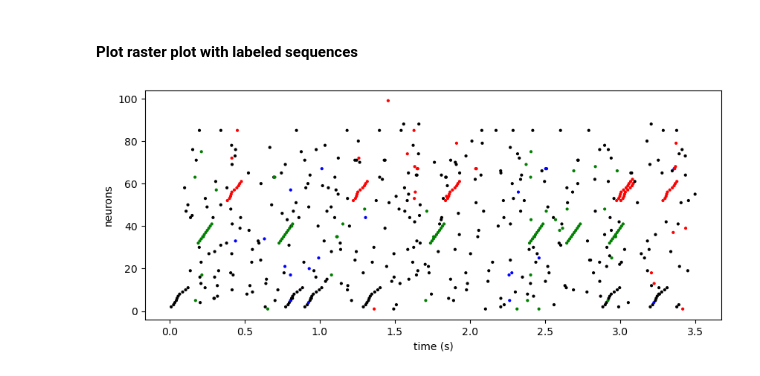
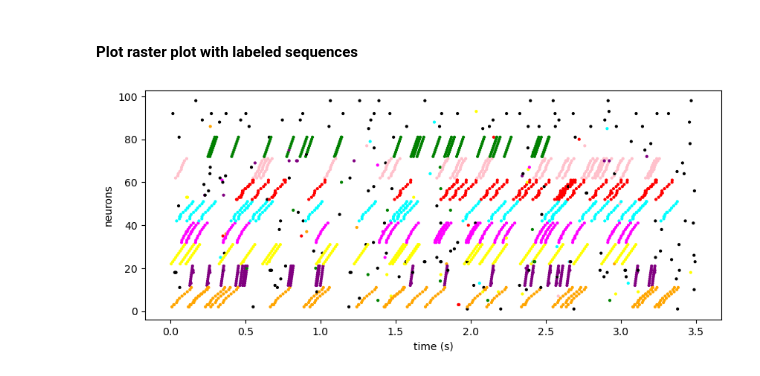
Before and after one commit to WorldsEndDunce/PNG_PP-Seq, a Jupyter notebook: izhikevich_pngs/png.ipynb, the cells around one changed output. Cells and saved outputs as stored; diff of their text form; code cells hidden in the pictures.

Commit message:
feat: Identify 8 sequences in data

```diff
--- a/izhikevich_pngs/png.ipynb
+++ b/izhikevich_pngs/png.ipynb
@@ -50,15 +50,16 @@ There are a lot of hyperparameters associated with the pp-Seq model and the MCMC
 | var_bkgd_spike_rate          | N/A            | Specifies the variance of Gamma prior on $\lambda_\varnothing$ (specifies $\alpha_\varnothing$ and $\beta_\varnothing$ along with mean_bkgd_spike_rate)
 | bkgd_spikes_conc_param      | $\gamma_\varnothing$ | Specifies Dirichlet prior on relative background firing rates (supp. eq. #)
 # %%
+##################### Must tweak config according to data ##########################################
 config = Dict(
 
     # Model hyperparameters
-    :num_sequence_types =>  3,  # Types of sequences in data. Overestimating is better
+    :num_sequence_types =>  10,  # Types of sequences in data. Overestimating is better
     :seq_type_conc_param => 1.0,  # Assumes every sequence is equally likely (fair assumption)
-    :seq_event_rate => 85.0,  # No. of sequences/sec.
+    :seq_event_rate => 57.0,  # No. of sequences/sec.
 
     :mean_event_amplitude => 10.0,  # Avg. number of spikes per sequence (10 for our purposes)
-    :var_event_amplitude => 1.0,  # Small because it's always 10 for us, may increase for other purposes
+    :var_event_amplitude => 1.5,  # Small because it's always 10 for us, may increase for other purposes
 
     :neuron_response_conc_param => 0.1,  # Idk, I thought a spike's a spike
     :neuron_offset_pseudo_obs => 0.01,  # Average delay between neurons in sequence (10 ms)
@@ -69,20 +70,20 @@ config = Dict(
     :max_warp => 1.0,
     :warp_variance => 1.0,
 
-    :mean_bkgd_spike_rate => 115.0,  # No. of non-sequence spikes / sec.
+    :mean_bkgd_spike_rate => 104.0,  # No. of non-sequence spikes / sec.
     :var_bkgd_spike_rate => 10.0,  # Variance is tight cuz we know the sequences
     :bkgd_spikes_conc_param => 0.5,  # Longer training if decreased
-    :max_sequence_length => 10.0,  # Self-explanatory. All sequences rn are 10 spikes
+    :max_sequence_length => 12.0,  # Self-explanatory. All sequences rn are 10 spikes
 
     # MCMC Sampling parameters.
     :num_anneals => 10,
     :samples_per_anneal => 100,
     :max_temperature => 40.0,
     :save_every_during_anneal => 10,
-    :samples_after_anneal => 2000,
+    :samples_after_anneal => 1700,
     :save_every_after_anneal => 10,
-    :split_merge_moves_during_anneal => 10,
-    :split_merge_moves_after_anneal => 10,
+    :split_merge_moves_during_anneal => 15,  # Increasing helps reduce mislabeled dupe sequences
+    :split_merge_moves_after_anneal => 20,  # Same as above
     :split_merge_window => 1.0,
 
 );
@@ -120,21 +121,21 @@ TEMP:  1.0
 # %%
 # Grab the final MCMC sample
 final_globals = results[:globals_hist][end]
 final_events = results[:latent_event_hist][end]
 final_assignments = results[:assignment_hist][:, end]
 
 # Helpful utility function that sorts the neurons to reveal sequences.
 neuron_ordering = [1:num_neurons;]
 # seq.sortperm_neurons(final_globals)
 
 # Plot model-annotated raster.
 fig = seq.plot_raster(
     spikes,
     final_events,
     final_assignments,
     neuron_ordering;
-    color_cycle=["red", "blue", "green"] # colors for each sequence type can be modified.
+    color_cycle=["red", "blue", "yellow", "green", "orange", "purple", "pink", "cyan", "magenta", "gray"] # colors for each sequence type can be modified.
 )
 fig.set_size_inches([10, 4]);
 # %% [output]
-[figure, old version]
+[figure, new version]
```
Also changed, not shown: parts of 5 cells of this notebook, 6 other files.
